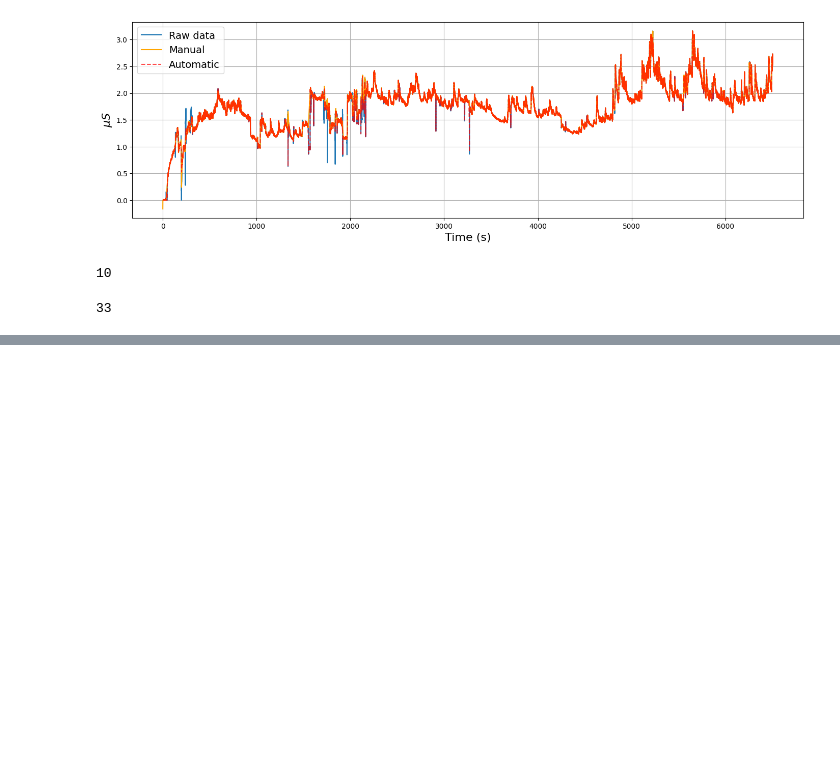
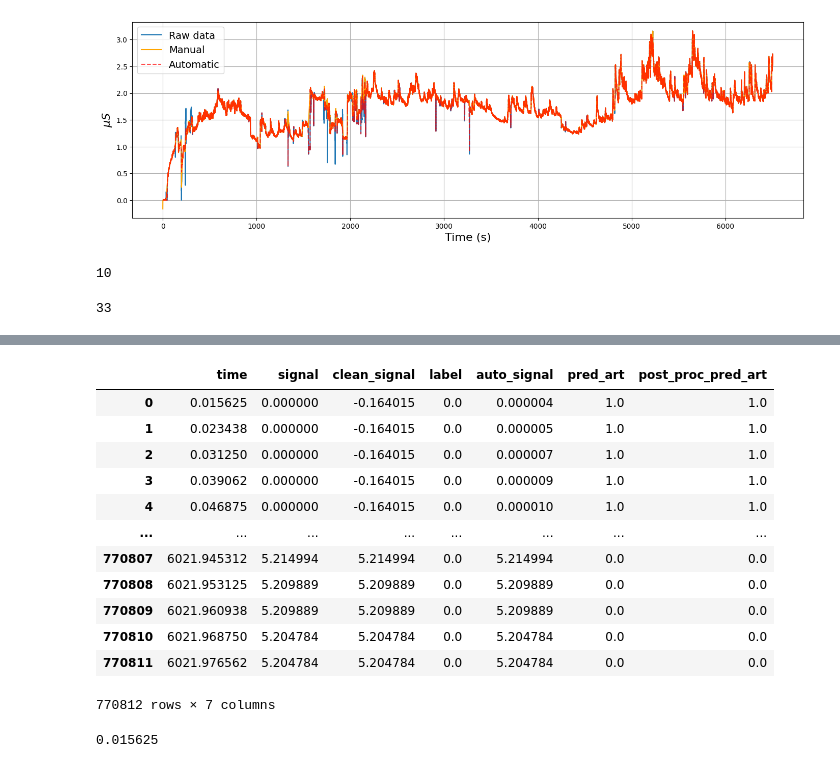
Before and after one commit to 08Aristodemus24/thesis-writing-1, a Jupyter notebook: eda-signal-classifier/experiementation.ipynb, the cells around one changed output, grey strips where cells are left out. Cells and saved outputs as stored; diff of their text form; code cells hidden in the pictures; blank space fills up the shorter version.

```diff
--- a/eda-signal-classifier/experiementation.ipynb
+++ b/eda-signal-classifier/experiementation.ipynb
@@ -258,0 +463,23 @@ this also tells us as llanes-jurado et al. (2023) has detailed that in total the
+# %%
+akakip_eda_df.columns = ['time', 'signal', 'clean_signal', 'label', 'auto_signal', 'pred_art', 'post_proc_pred_art']
+akakip_eda_df
+# %% [output]
+|  | time | signal | clean_signal | label | auto_signal | pred_art | post_proc_pred_art |
+| 0 | 0.015625 | 0.000000 | -0.164015 | 0.0 | 0.000004 | 1.0 | 1.0 |
+| 1 | 0.023438 | 0.000000 | -0.164015 | 0.0 | 0.000005 | 1.0 | 1.0 |
+| 2 | 0.031250 | 0.000000 | -0.164015 | 0.0 | 0.000007 | 1.0 | 1.0 |
+| 3 | 0.039062 | 0.000000 | -0.164015 | 0.0 | 0.000009 | 1.0 | 1.0 |
+| 4 | 0.046875 | 0.000000 | -0.164015 | 0.0 | 0.000010 | 1.0 | 1.0 |
+| ... | ... | ... | ... | ... | ... | ... | ... |
+| 770807 | 6021.945312 | 5.214994 | 5.214994 | 0.0 | 5.214994 | 0.0 | 0.0 |
+| 770808 | 6021.953125 | 5.209889 | 5.209889 | 0.0 | 5.209889 | 0.0 | 0.0 |
+| 770809 | 6021.960938 | 5.209889 | 5.209889 | 0.0 | 5.209889 | 0.0 | 0.0 |
+| 770810 | 6021.968750 | 5.204784 | 5.204784 | 0.0 | 5.204784 | 0.0 | 0.0 |
+| 770811 | 6021.976562 | 5.204784 | 5.204784 | 0.0 | 5.204784 | 0.0 | 0.0 |
+770812 rows × 7 columns
+# %%
+# get start time of subjects eda signals
+akakip_start_time = akakip_eda_df['time'].iloc[0]
+akakip_start_time
+# %% [output]
+0.015625
```
Also changed, not shown: parts of 26 cells of this notebook, 8 other files.
